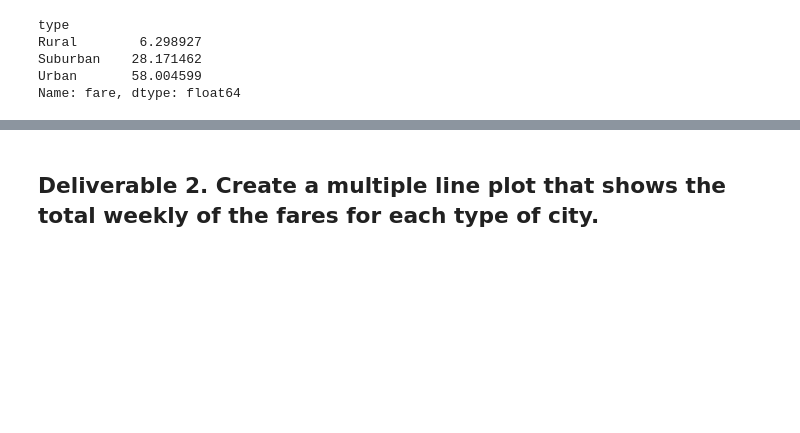
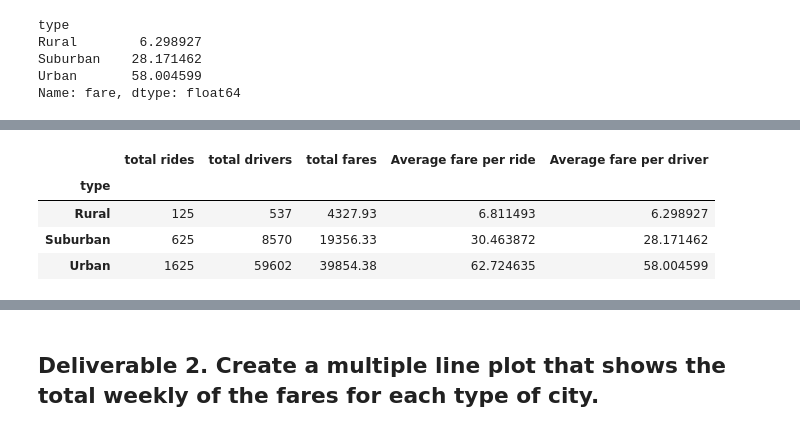
Before and after one commit to Tsedtopia/PyBer_Analysis, a Jupyter notebook: PyBer_Challenge_corrected.ipynb, the cells around one changed output, grey strips where cells are left out. Cells and saved outputs as stored; diff of their text form; code cells hidden in the pictures; blank space fills up the shorter version.

```diff
--- a/PyBer_Challenge.ipynb
+++ b/PyBer_Challenge_corrected.ipynb
@@ -1117,10 +1119,12 @@ Name: fare, dtype: float64
 #  6. Create a PyBer summary DataFrame.
 #pyber_summary_df = pd.DataFrame({"ride_id","driver_count", "city", "type"})
 #pyber_summary_df = (["ride_id", "driver_count", "fare", "average fare per ride","average fare per driver"])
-#pyber_summary_df.head()
+pyber_summary_df = pd.DataFrame({"total rides": pyber_ride_count, "total drivers": pyber_driver_count, "total fares": pyber_total_fare, "Average fare per ride": pyber_avg_ride, "Average fare per driver": pyber_avg_driver} )
+#pyber_summary_df = pd.merge(pyber_ride_count, pyber_avg_fare, pyber_driver_count)
+pyber_summary_df.head()
 
-pyber_data_df = pd.DataFrame({ride_data_df, city_data_df, driver_count_df,} = "average fare per ride", "average fare per driver" on = ["city", "city"])
+#pyber_data_df = pd.DataFrame({ride_data_df, city_data_df, driver_count_df,} = "average fare per ride", "average fare per driver" on = ["city", "city"])
 
 # Display the data table for preview
-pyber_summary_df.head()
+#pyber_summary_df.head()
 # %% [output]
@@ -1128,3 +1131,8 @@ SyntaxError: invalid syntax (<ipython-input-109-1582de4dd686>, line 6)
+|  | total rides | total drivers | total fares | Average fare per ride | Average fare per driver |
+| type |  |  |  |  |  |
+| Rural | 125 | 537 | 4327.93 | 6.811493 | 6.298927 |
+| Suburban | 625 | 8570 | 19356.33 | 30.463872 | 28.171462 |
+| Urban | 1625 | 59602 | 39854.38 | 62.724635 | 58.004599 |
 # %%
 #  7. Cleaning up the DataFrame. Delete the index name
 pyber_summary_df.index.name = None
```
Also changed, not shown: parts of 13 cells of this notebook, 1 other file.
